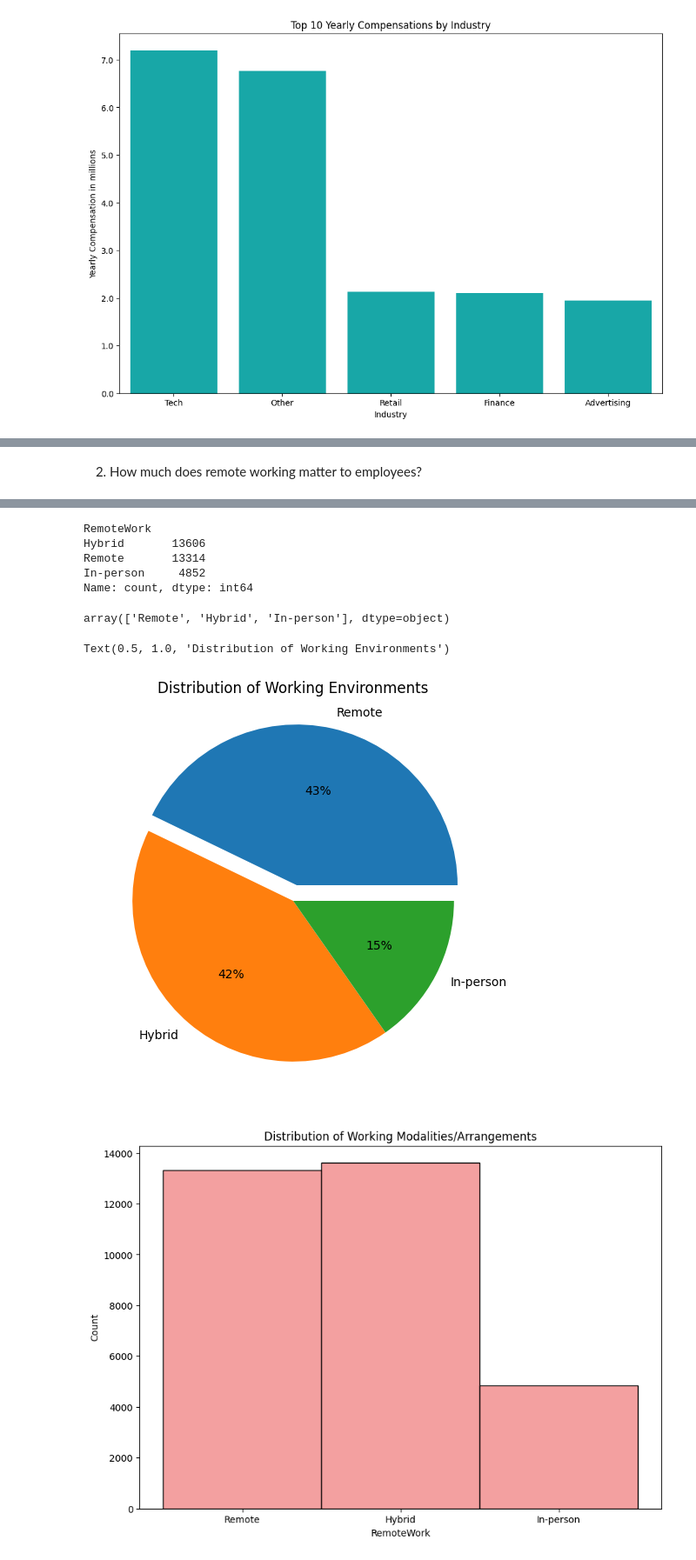
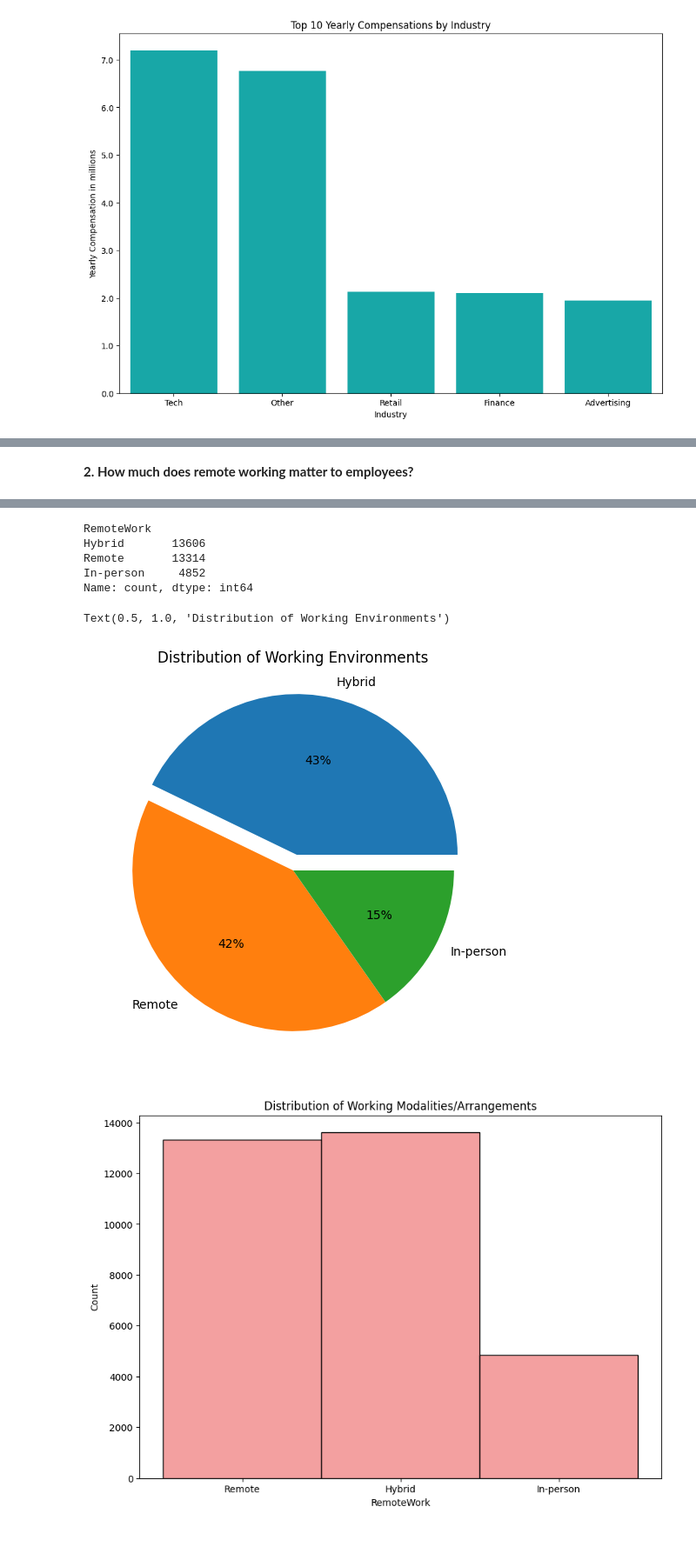
Before and after one commit to see-3pO/2022-Stack-Overflow-Survey-Analysis, a Jupyter notebook: developer_survey_analysis.ipynb, the cells around one changed output, grey strips where cells are left out. Shown at 87% size. Saved outputs shown, nothing was run; the diff lists cells and outputs as text; code cells hidden in the pictures.

```diff
--- a/developer_survey_analysis.ipynb
+++ b/developer_survey_analysis.ipynb
@@ -256,5 +324,5 @@ plt.show()
 # %% [markdown]
-2. How much does remote working matter to employees?
+**2. How much does remote working matter to employees?**
 # %%
 clean_df.head()
 # %% [output]
@@ -264,24 +332,24 @@ clean_df.head()
 | 2 | 35-44 | Employed | Remote | University No-degree | 21.00 | 21.00 | Back-End Dev | United Kingdom of Great Britain a... | 22 | ... |
 | 3 | 35-44 | Employed | Remote | University No-degree | 4.00 | 3.00 | Full-Stack Dev | United States of America | 4 | ... |
 | 4 | 25-34 | Employed | Remote | Bachelors | 5.00 | 3.00 | Full-Stack Dev | United States of America | 5 | ... |
-# %%
-work_env_count = clean_df["RemoteWork"].value_counts()
-work_env_count
-# %% [output]
-RemoteWork
-Hybrid       13606
-Remote       13314
-In-person     4852
-Name: count, dtype: int64
-# %%
-clean_df.RemoteWork.unique()
-# %% [output]
-array(['Remote', 'Hybrid', 'In-person'], dtype=object)
+# %%
+## checking the count of unique values of the RemoteWork Column
+work_env_count = clean_df["RemoteWork"].value_counts()
+work_env_count
+# %% [output]
+RemoteWork
+Hybrid       13606
+Remote       13314
+In-person     4852
+Name: count, dtype: int64
+# %%
+labels = ["Hybrid","Remote","In-person"]
 # %%
+# Pie chart showing percentage distribuution of the working environments/nature of survey takers
 fig, ax = plt.subplots(figsize=(6,6))
-ax = plt.pie(work_env_count, labels=clean_df.RemoteWork.unique(), explode=(0.1,0.0,0.0),autopct='%1.0f%%')
+ax = plt.pie(work_env_count, labels=labels, explode=(0.1,0.0,0.0),autopct='%1.0f%%')
 plt.title("Distribution of Working Environments")
 # %% [output]
 Text(0.5, 1.0, 'Distribution of Working Environments')
-[figure, old version]
+[figure, new version]
 # %%
```
Also changed, not shown: parts of 52 cells of this notebook, 1 other file.
